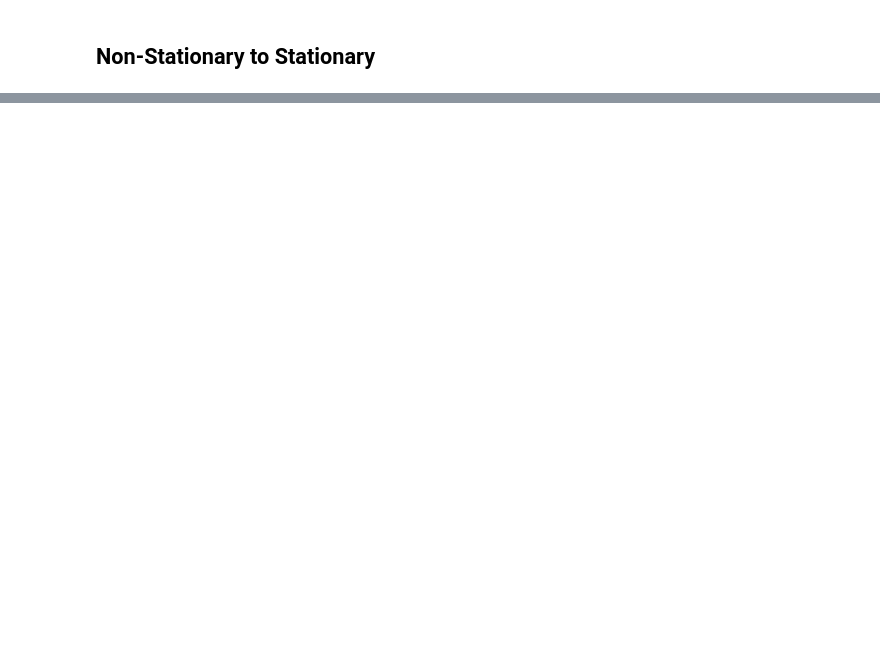
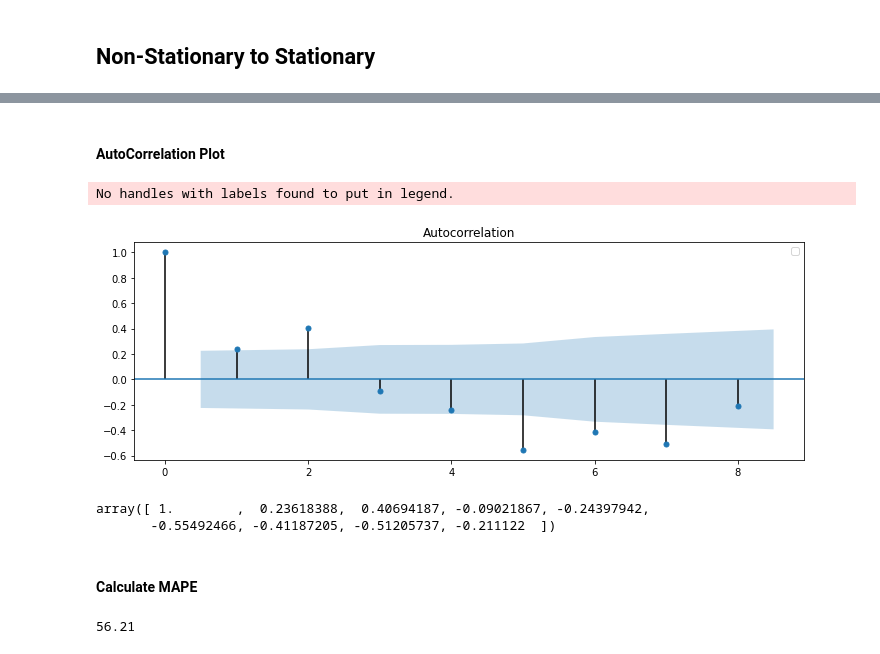
Before and after one commit to SRG08/Time-Series-Analysis, a Jupyter notebook: Time_Series_Analysis.ipynb, the cells around one changed output, grey strips where cells are left out. Saved outputs shown, nothing was run; the diff lists cells and outputs as text; code cells hidden in the pictures; blank space fills up the shorter version.

```diff
--- a/Time_Series_Analysis.ipynb
+++ b/Time_Series_Analysis.ipynb
@@ -305,0 +478,21 @@ P-Value : 0.010000
+# %% [markdown]
+#### AutoCorrelation Plot
+# %%
+from statsmodels.graphics.tsaplots import plot_acf
+plt.figure(figsize=(12,4))
+plot_acf(data_boxcox_diff, ax=plt.gca(), lags=8)
+plt.legend(loc="best")
+plt.show()
+# %% [output]
+No handles with labels found to put in legend.
+[figure, added]
+# %%
+from statsmodels.tsa.stattools import acf
+
+acf_sales_data = acf(data_boxcox_diff, nlags=8)
+acf_sales_data
+# %% [output]
+array([ 1.        ,  0.23618388,  0.40694187, -0.09021867, -0.24397942,
+       -0.55492466, -0.41187205, -0.51205737, -0.211122  ])
+# %% [markdown]
+#### Calculate MAPE
@@ -305,0 +505,4 @@ P-Value : 0.010000
+# %%
+get_mape(moving_Average_data['Sales'][1:].values,y_hat_ar['ar_forcast'].values)
+# %% [output]
+56.21
```
Also changed, not shown: parts of 35 cells of this notebook.
